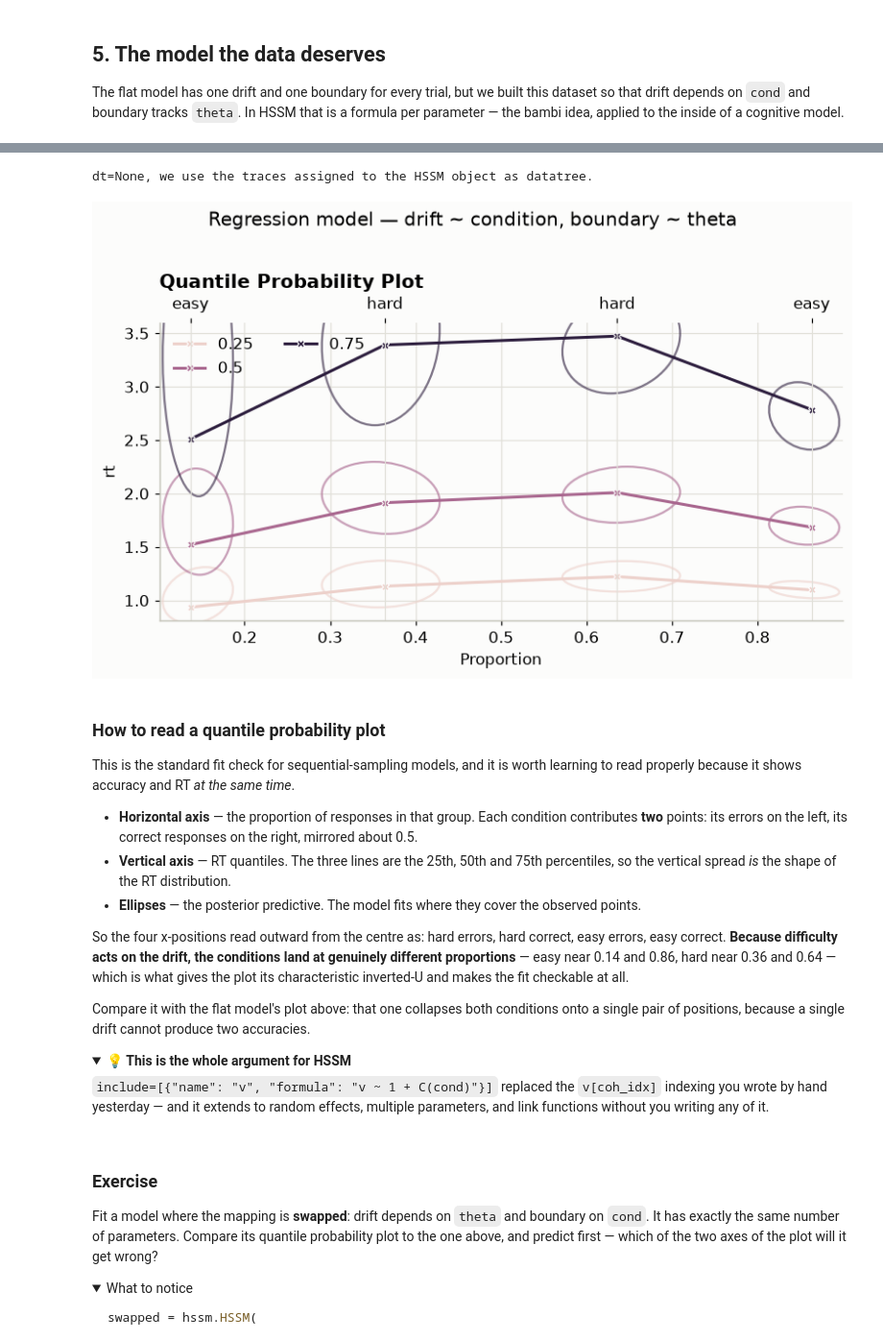
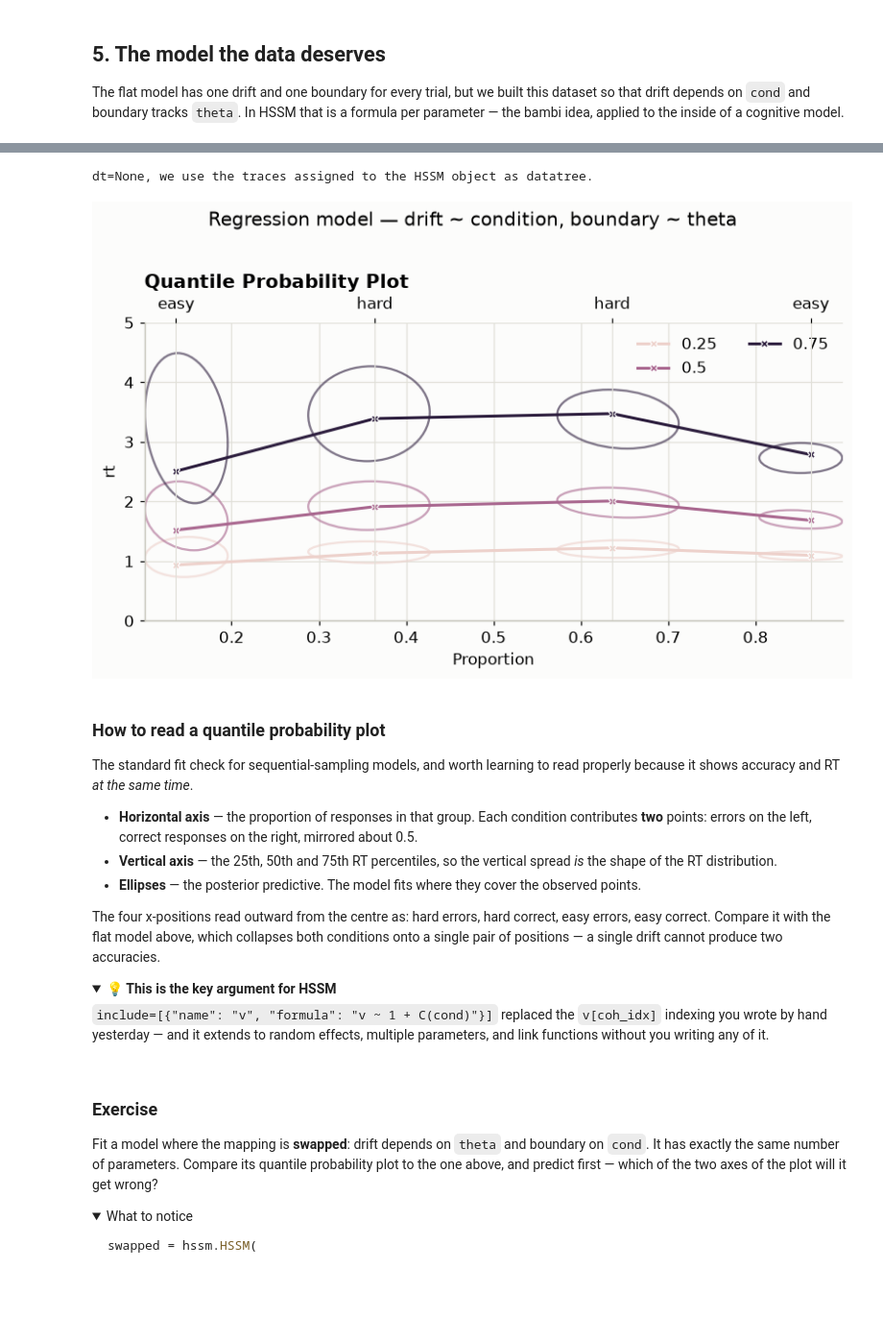
Before and after one commit to VeronikaWendler/sbi4cogsci, a Jupyter notebook: tutorials/day3_sbi_tools/hssm-intro.ipynb, the cells around one changed output, grey strips where cells are left out. Shown at 96% size. Cells and saved outputs as stored; diff of their text form; code cells hidden in the pictures; folded sections open; blank space fills up the shorter version.

```diff
--- a/tutorials/day3_sbi_tools/hssm-intro.ipynb
+++ b/tutorials/day3_sbi_tools/hssm-intro.ipynb
@@ -428,41 +440,36 @@ t                  0.3  0.015     0.27     0.32
 TRUE: {'v_Intercept': 0.6, 'v_C(cond)': [-0.4], 'a_Intercept': 1.5, 'a_theta': 0.3, 'z': 0.5, 't': 0.3}
 # %%
 model_reg.sample_posterior_predictive(kind="response", draws=100)
-model_reg.plot_quantile_probability(cond="cond", predictive_style="ellipse",
-                                    ellipse_confidence=0.95)
+ax = model_reg.plot_quantile_probability(cond="cond", predictive_style="ellipse",
+                                         ellipse_confidence=0.95)
+ax.set_ylim(0, 5)          # same y-range as the flat model, so the two compare
 plt.gcf().set_size_inches(7.5, 4.5)
 plt.gcf().suptitle("Regression model — drift ~ condition, boundary ~ theta", y=1.02)
 plt.tight_layout()
 # %% [output]
 dt=None, we use the traces assigned to the HSSM object as datatree.
-[figure, old version]
+[figure, new version]
 # %% [markdown]
 ### How to read a quantile probability plot
 
-This is the standard fit check for sequential-sampling models, and it is worth
-learning to read properly because it shows accuracy and RT *at the same time*.
+The standard fit check for sequential-sampling models, and worth learning to
+read properly because it shows accuracy and RT *at the same time*.
 
 - **Horizontal axis** — the proportion of responses in that group. Each
-  condition contributes **two** points: its errors on the left, its correct
-  responses on the right, mirrored about 0.5.
-- **Vertical axis** — RT quantiles. The three lines are the 25th, 50th and
-  75th percentiles, so the vertical spread *is* the shape of the RT
-  distribution.
+  condition contributes **two** points: errors on the left, correct responses
+  on the right, mirrored about 0.5.
+- **Vertical axis** — the 25th, 50th and 75th RT percentiles, so the vertical
+  spread *is* the shape of the RT distribution.
 - **Ellipses** — the posterior predictive. The model fits where they cover the
   observed points.
 
-So the four x-positions read outward from the centre as: hard errors, hard
-correct, easy errors, easy correct. **Because difficulty acts on the drift,
-the conditions land at genuinely different proportions** — easy near 0.14 and
-0.86, hard near 0.36 and 0.64 — which is what gives the plot its
-characteristic inverted-U and makes the fit checkable at all.
-
-Compare it with the flat model's plot above: that one collapses both
-conditions onto a single pair of positions, because a single drift cannot
-produce two accuracies.
+The four x-positions read outward from the centre as: hard errors, hard
+correct, easy errors, easy correct. Compare it with the flat model above,
+which collapses both conditions onto a single pair of positions — a single
+drift cannot produce two accuracies.
 
 <details class="sbi-tip">
-<summary>💡 <b>This is the whole argument for HSSM</b></summary>
+<summary>💡 <b>This is the key argument for HSSM</b></summary>
 
 `include=[{"name": "v", "formula": "v ~ 1 + C(cond)"}]` replaced the
 `v[coh_idx]` indexing you wrote by hand yesterday — and it extends to random
```
Also changed, not shown: parts of 57 cells of this notebook, 17 other files.
